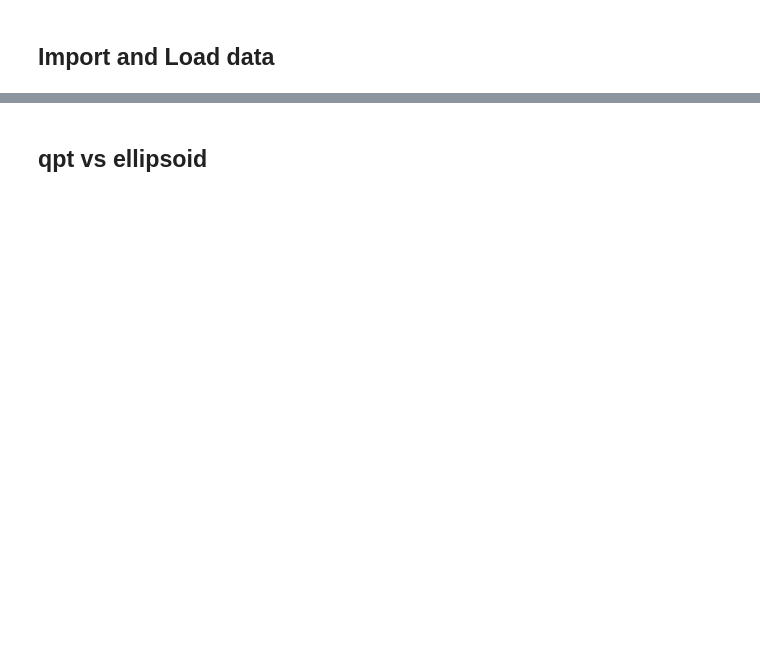
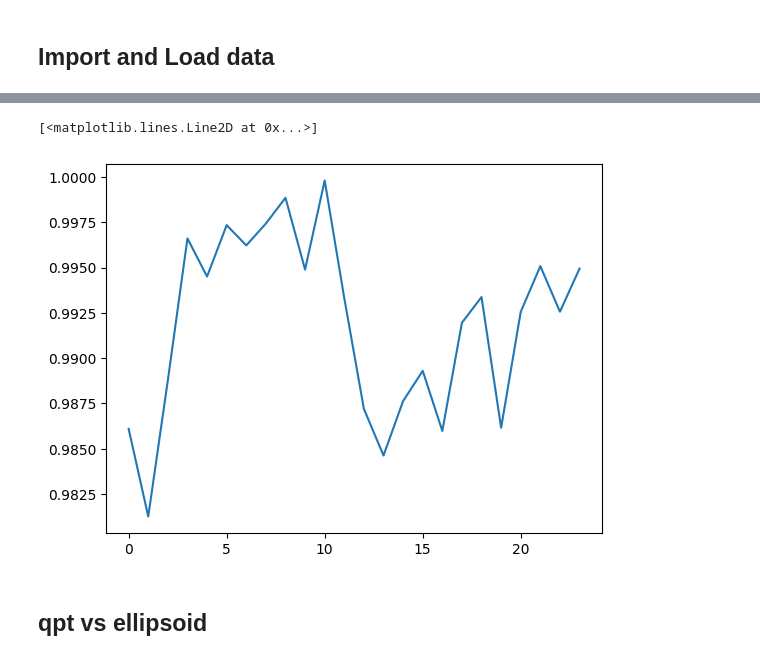
Before and after one commit to 44hsiang/quantum_memory_data, a Jupyter notebook: gst_qpt_ellipsoid_plot.ipynb, the cells around one changed output, grey strips where cells are left out. Drawn from its saved outputs; the diff is of its cells as text; code cells hidden in the pictures; blank space fills up the shorter version.

Commit message:
add ellipsoid re-analyze

```diff
--- a/gst_qpt_ellipsoid_plot.ipynb
+++ b/gst_qpt_ellipsoid_plot.ipynb
@@ -31,0 +72,33 @@ da_ell = da_ell.assign_coords(fidelity=da_fid)
+# %%
+ellipsoid_index = np.arange(922,946,1)
+robustness_list = []
+R_list = []
+axes_list =[]
+center_list = []
+for index in ellipsoid_index:
+    ellipsoid= node.load_from_id(index,base_path=data_path)
+    results = ellipsoid.results
+    machine = ellipsoid.machine
+    center = results['results']['MLE data']['center']
+    axes = results['results']['MLE data']['axes']
+    for i in range(len(axes)):
+        if axes[i] > 1:
+            axes[i] = 1
+    R = results['results']['MLE data']['R']
+    param = results['results']['MLE data']['param']
+    qmr = qm_value(axes, center, R)
+    dd = get_equivalent_ellipsoid_rotations(R,axes,center)
+    for j in range(len(dd)):
+        R_test = dd[j]['rotation_matrix']
+        axes_test = dd[j]['axes_lengths']
+        center_test = dd[i]['center']
+        qmr_value = qm_value(axes_test, center_test, R_test)
+        if qmr_value > qmr:
+            R_max = R_test.copy()
+            axes_max = axes_test.copy()
+            center_max = center_test.copy()
+            qmr = qmr_value
+    robustness_list.append(qmr)
+    R_list.append(R_max)
+    axes_list.append(axes_max)
+    center_list.append(center_max)
@@ -32,3 +123,8 @@ da_ell = da_ell.assign_coords(fidelity=da_fid)
+# %%
+plt.plot(robustness_list)
+# %% [output]
+[<matplotlib.lines.Line2D at 0x...>]
+[figure, added]
 # %% [markdown]
 ## qpt vs ellipsoid
 # %%
```
Also changed, not shown: parts of 8 cells of this notebook.
